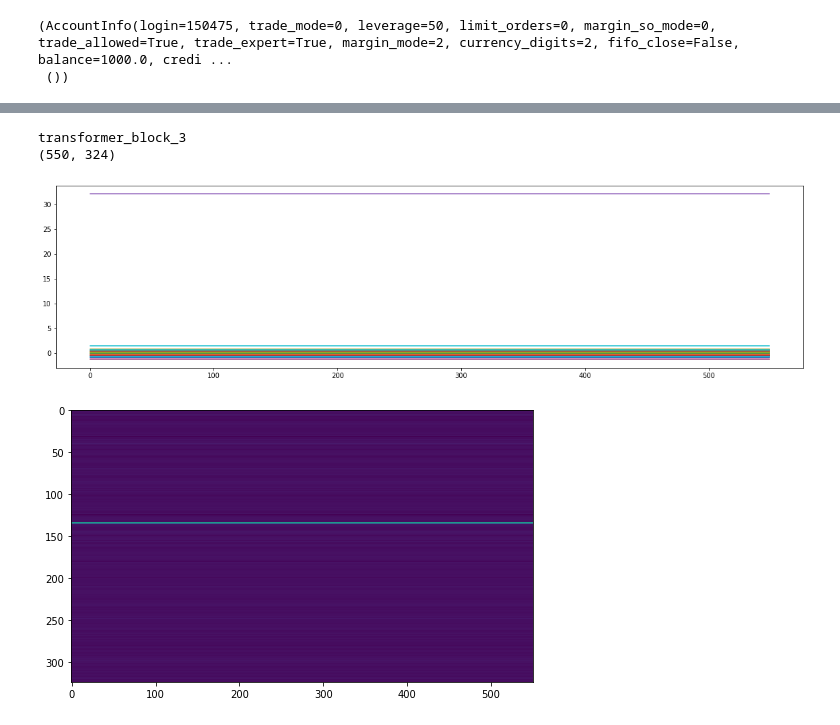
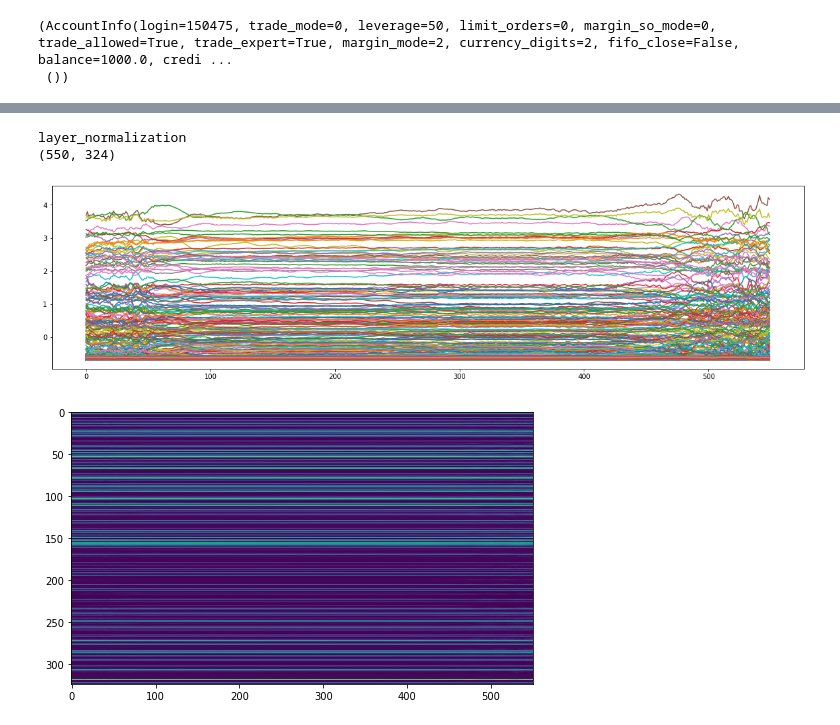
Before and after one commit to dercodeKoenig/trc-project, a Jupyter notebook: tx_large/test.ipynb, the cells around one changed output, grey strips where cells are left out. Drawn from its saved outputs; the diff is of its cells as text; code cells hidden in the pictures.

```diff
--- a/tx_large/test.ipynb
+++ b/tx_large/test.ipynb
@@ -416,7 +389,7 @@ try:
 
 
         candle = test.iloc[i]
-        _, h, l, o, c = candle
+        _, o, h, l, c = candle
         x.add_new_candle(i,o,h,l,c)
         nm, c_win, win = x.evaluate()
         cc = x.candles[-1]
@@ -576,28 +549,28 @@ plt.show()
 # %%
 import cv2
 
 
 
-feature_extractor = tf.keras.Model(inputs = model.inputs[0], outputs = model.layers[9].output)
-#feature_extractor = tf.keras.Model(inputs = model.inputs[0], outputs = model.layers[3].output)
+#feature_extractor = tf.keras.Model(inputs = model.inputs[0], outputs = model.layers[9].output)
+feature_extractor = tf.keras.Model(inputs = model.inputs[0], outputs = model.layers[4].output)
 #feature_extractor = tf.keras.Model(inputs = model.inputs[0], outputs = model.layers[6].output)
 #feature_extractor.summary()
 print(feature_extractor.layers[-1].name)
 output = feature_extractor(d.reshape(1, seq_len, -1))
 output = output[0].numpy()
 print(output.shape)
 plt.figure(figsize=(20,5))
 for i in output.T:
     plt.plot(i)
 plt.show()
 
 plt.figure(figsize=(20,5))
 #img = cv2.resize(output.T,(2000,500))
 img = output.T
 plt.imshow(img, aspect='1')
 plt.show()
 # %% [output]
-transformer_block_3
+layer_normalization
 (550, 324)
-[figure, old version]
+[figure, new version]
-[figure, old version]
+[figure, new version]
```
Also changed, not shown: parts of 6 cells of this notebook, 6 other files.
